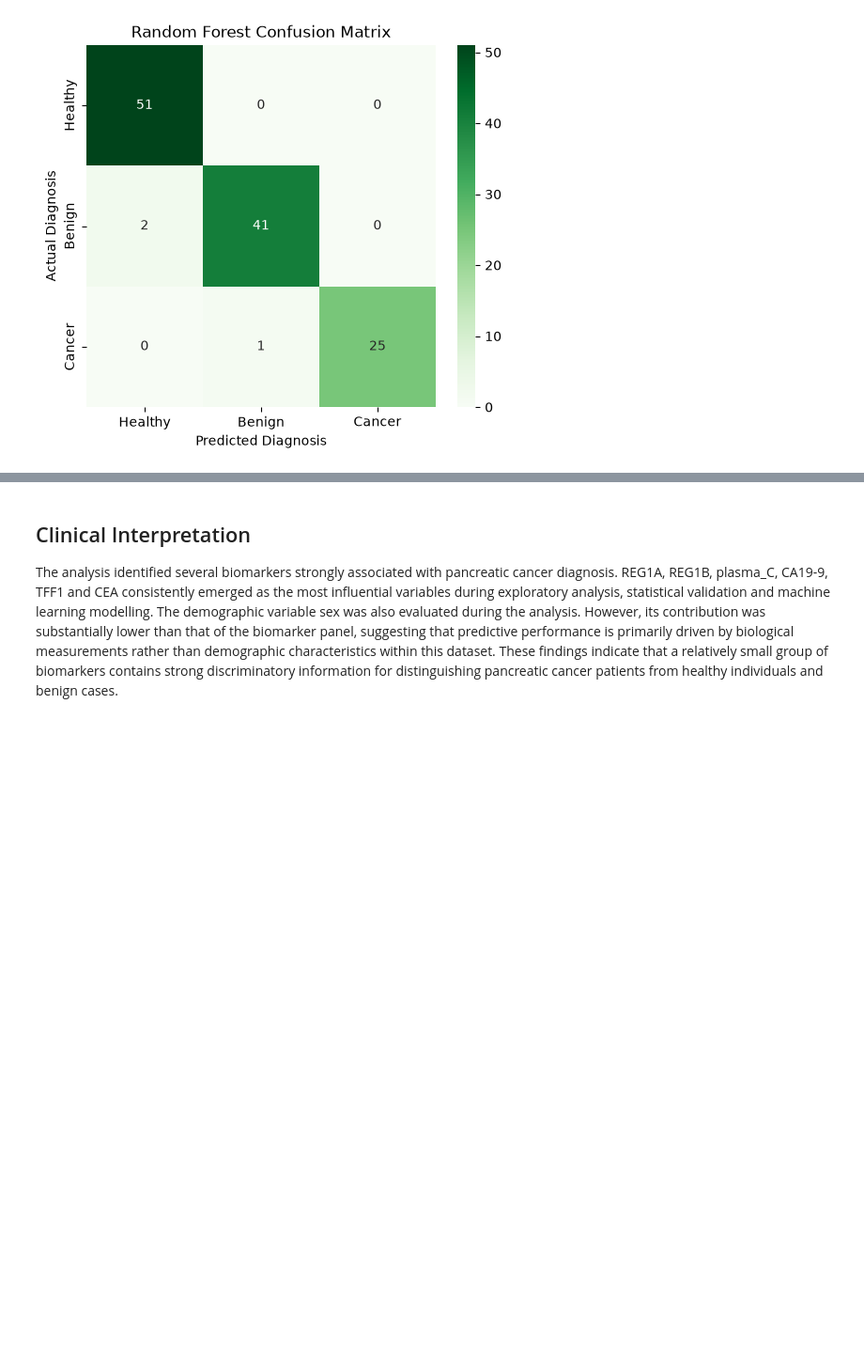
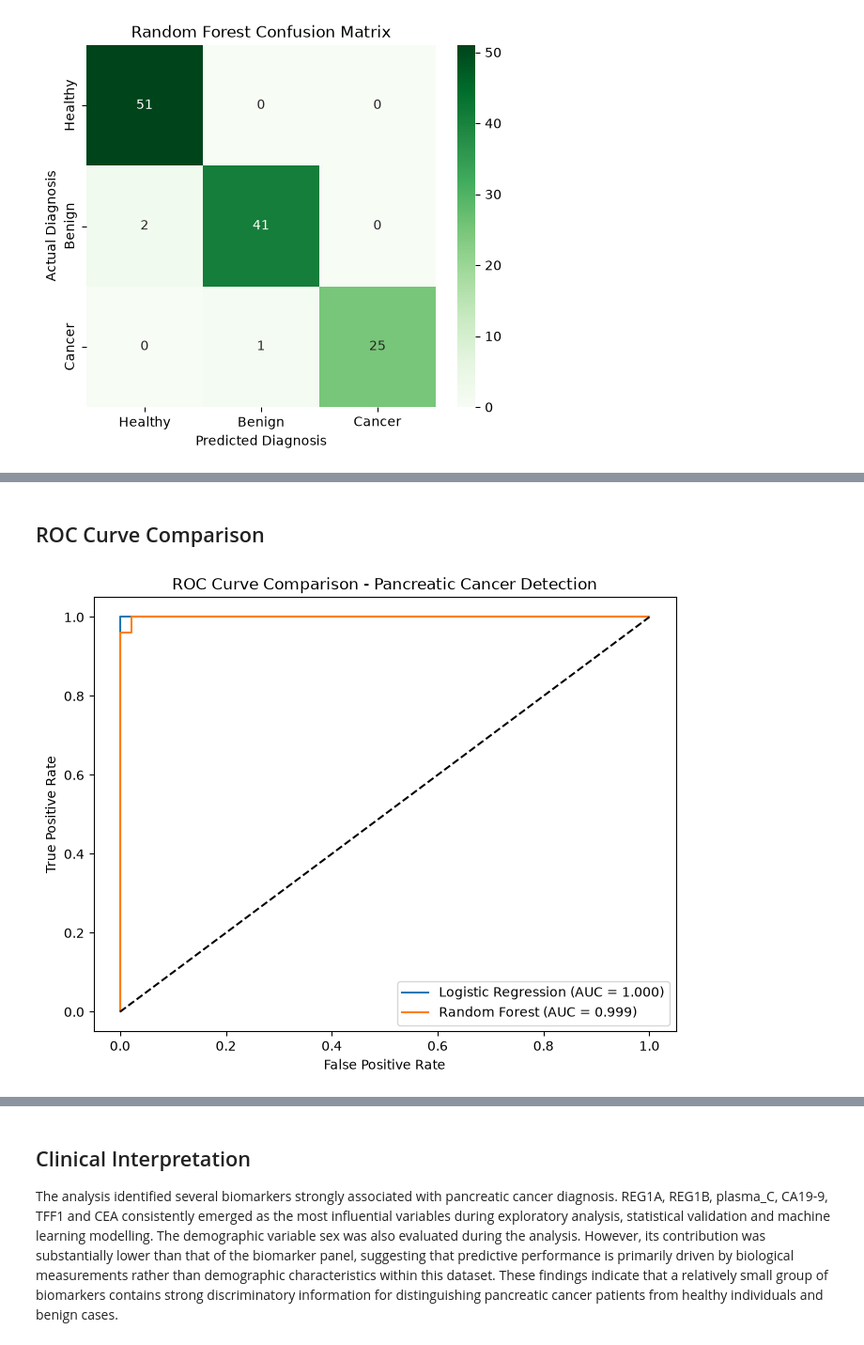
Before and after one commit to laurallorent9-del/pancreatic-cancer-prediction, a Jupyter notebook: notebooks/03_modeling.ipynb, the cells around one changed output, grey strips where cells are left out. Shown at 94% size. Drawn from its saved outputs; the diff is of its cells as text; code cells hidden in the pictures; blank space fills up the shorter version.

```diff
--- a/notebooks/03_modeling.ipynb
+++ b/notebooks/03_modeling.ipynb
@@ -357,0 +586,36 @@ These results further support the conclusion that pancreatic cancer diagnosis ca
+# %% [markdown]
+## ROC Curve Comparison
+# %%
+plt.figure(figsize=(8,6))
+
+plt.plot(
+    fpr,
+    tpr,
+    label=f"Logistic Regression (AUC = {roc_auc:.3f})"
+)
+
+plt.plot(
+    fpr_rf,
+    tpr_rf,
+    label=f"Random Forest (AUC = {roc_auc_rf:.3f})"
+)
+
+plt.plot(
+    [0,1],
+    [0,1],
+    linestyle="--",
+    color="black"
+)
+
+plt.xlabel("False Positive Rate")
+plt.ylabel("True Positive Rate")
+
+plt.title(
+    "ROC Curve Comparison - Pancreatic Cancer Detection"
+)
+
+plt.legend()
+
+plt.show()
+# %% [output]
+[figure, added]
```
Also changed, not shown: parts of 25 cells of this notebook, 7 other files.
